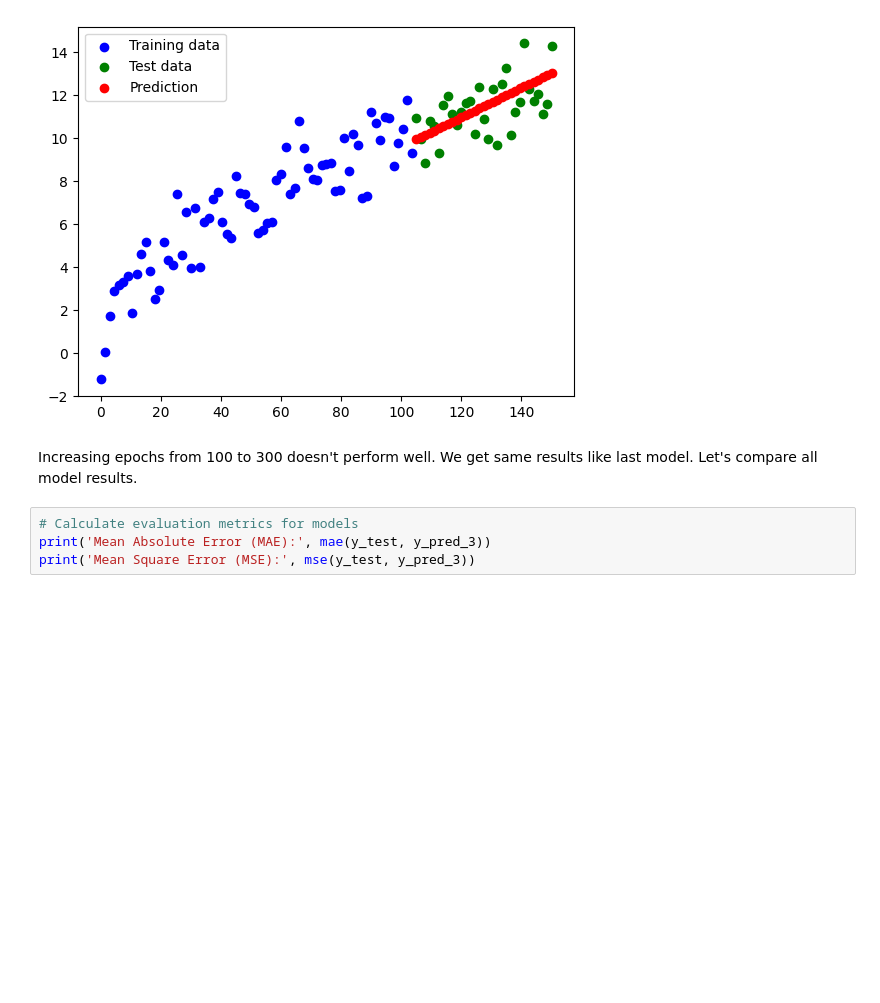
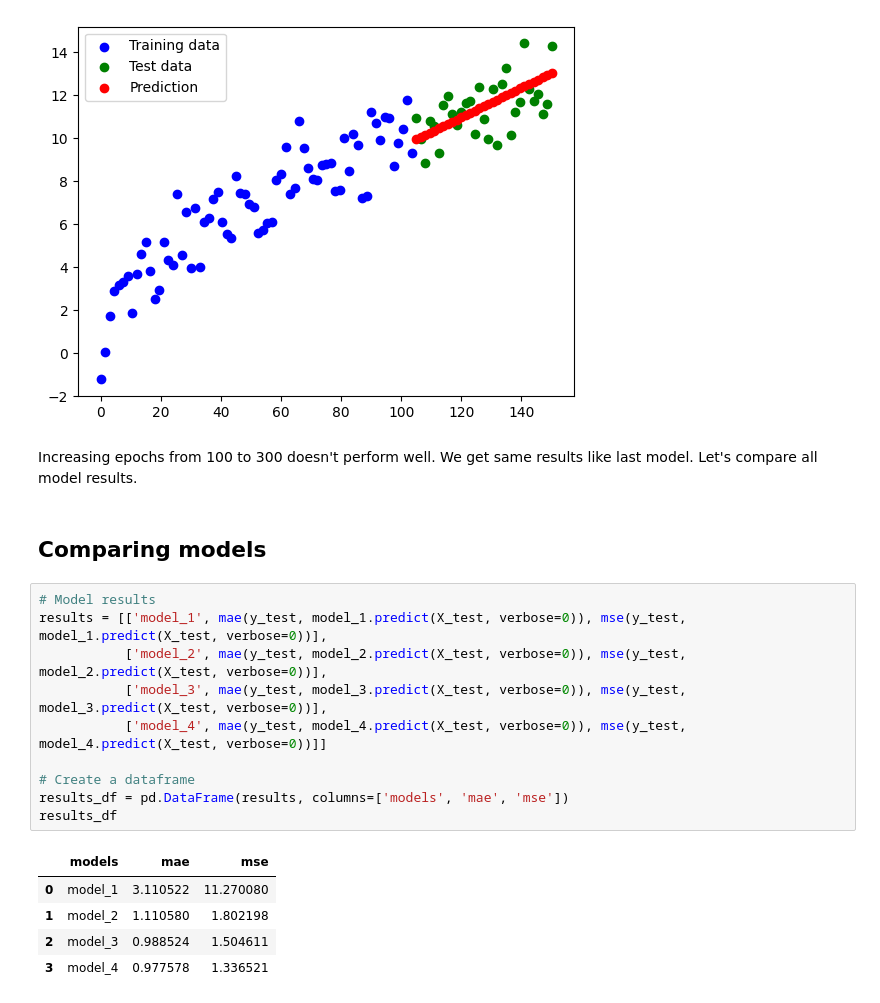
Before and after one commit to SedatParlak/tensorflow, a Jupyter notebook: 01_neural_network_regression_with_tensorflow_exercise.ipynb, the cells around one changed output. Cells and saved outputs as stored; diff of their text form; blank space fills up the shorter version.

```diff
--- a/01_neural_network_regression_with_tensorflow_exercise.ipynb
+++ b/01_neural_network_regression_with_tensorflow_exercise.ipynb
@@ -483,7 +500,21 @@ plot_prediction(train_data=X_train,
 [figure]
 # %% [markdown]
 Increasing epochs from 100 to 300 doesn't perform well. We get same results like last model. Let's compare all model results.
-# %%
-# Calculate evaluation metrics for models
-print('Mean Absolute Error (MAE):', mae(y_test, y_pred_3))
-print('Mean Square Error (MSE):', mse(y_test, y_pred_3))
+# %% [markdown]
+## Comparing models
+# %%
+# Model results
+results = [['model_1', mae(y_test, model_1.predict(X_test, verbose=0)), mse(y_test, model_1.predict(X_test, verbose=0))],
+           ['model_2', mae(y_test, model_2.predict(X_test, verbose=0)), mse(y_test, model_2.predict(X_test, verbose=0))],
+           ['model_3', mae(y_test, model_3.predict(X_test, verbose=0)), mse(y_test, model_3.predict(X_test, verbose=0))],
+           ['model_4', mae(y_test, model_4.predict(X_test, verbose=0)), mse(y_test, model_4.predict(X_test, verbose=0))]]
+
+# Create a dataframe
+results_df = pd.DataFrame(results, columns=['models', 'mae', 'mse'])
+results_df
+# %% [output]
+|  | models | mae | mse |
+| 0 | model_1 | 3.110522 | 11.270080 |
+| 1 | model_2 | 1.110580 | 1.802198 |
+| 2 | model_3 | 0.988524 | 1.504611 |
+| 3 | model_4 | 0.977578 | 1.336521 |
```
Also changed, not shown: parts of 16 cells of this notebook.
